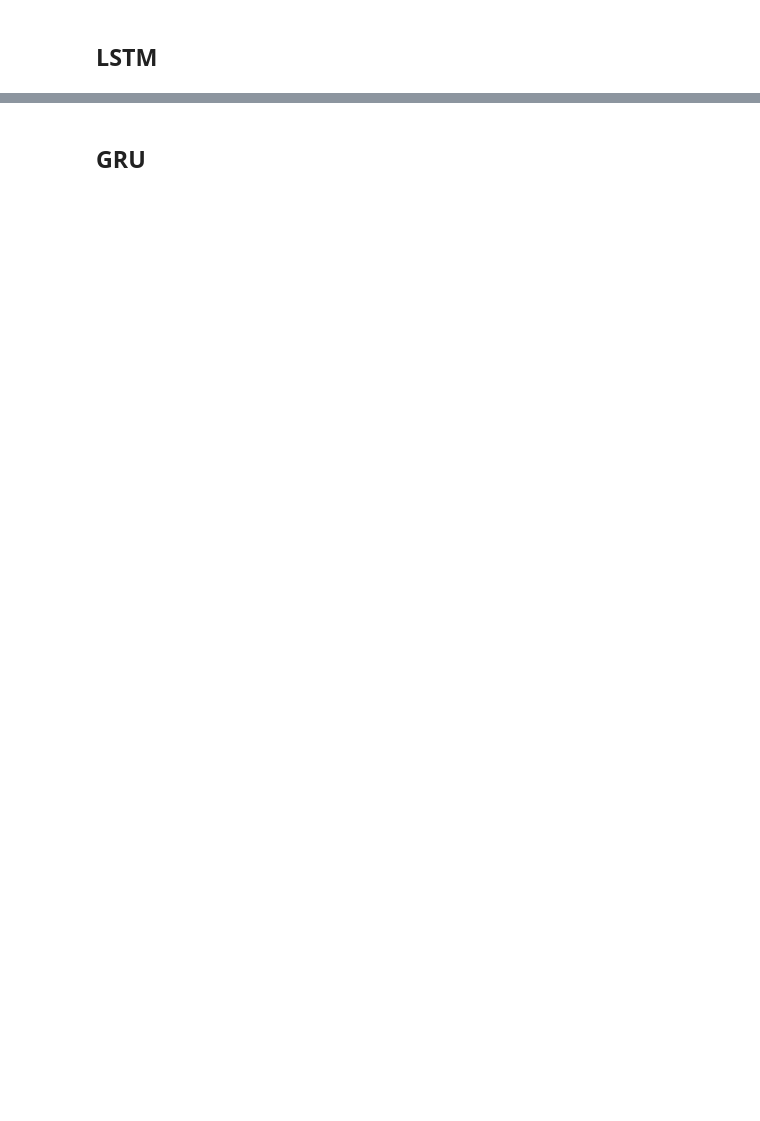
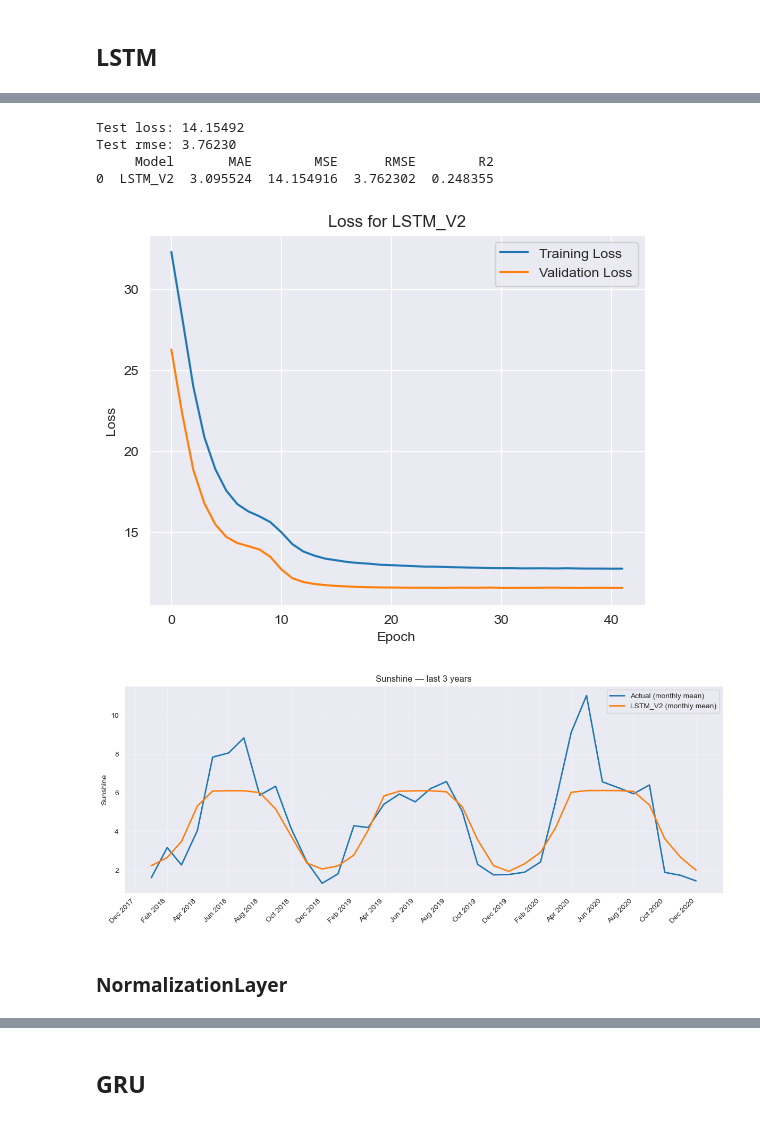
Before and after one commit to markoandjel/MachineLearning, a Jupyter notebook: Projekat III/Marko/projekat3.3MarkoLatest.ipynb, the cells around one changed output, grey strips where cells are left out. Drawn from its saved outputs; the diff is of its cells as text; code cells hidden in the pictures; blank space fills up the shorter version.

```diff
--- a/Projekat III/Marko/projekat3.3MarkoLatest.ipynb
+++ b/Projekat III/Marko/projekat3.3MarkoLatest.ipynb
@@ -398,8 +397,8 @@ scaller = MinMaxScaler()
 df["day_of_year"] = df.index.dayofyear
 df["sin_doy"] = np.sin(2 * np.pi * df["day_of_year"] / 365.25)
 df["cos_doy"] = np.cos(2 * np.pi * df["day_of_year"] / 365.25)
-features = scaller.fit_transform(df.drop(columns=['sunshine']))
-features = pd.DataFrame(features, columns=df.drop(columns=['sunshine']).columns)
+features = scaller.fit_transform(df.drop(columns=['sunshine','day_of_year']))
+features = pd.DataFrame(features, columns=df.drop(columns=['sunshine','day_of_year']).columns)
 
 target = df['sunshine']
 features.index=df.index
@@ -552,0 +574,32 @@ Model      MAE      MSE     RMSE       R2
+# %%
+F = X.shape[-1]
+model_lstm_v2 = keras.Sequential(
+    [
+        keras.layers.Input(shape=(LOOKBACK, F)),
+        keras.layers.LSTM(32, return_sequences=True),
+        keras.layers.Dropout(0.2),
+        keras.layers.LSTM(16, return_sequences=False),
+        keras.layers.Dense(1),
+    ]
+)
+
+model_lstm_v2.compile(
+    optimizer=keras.optimizers.Adam(learning_rate=1e-4),
+    loss=tf.losses.MeanSquaredError(),
+    metrics=[tf.metrics.RootMeanSquaredError()],
+)
+
+model_lstm_v2.summary()
+
+history = model_lstm_v2.fit(
+    train_ds,
+    validation_data=val_ds,
+    epochs=100,
+    callbacks=[
+        keras.callbacks.EarlyStopping(patience=10, restore_best_weights=True),
+        keras.callbacks.ReduceLROnPlateau(
+            monitor="val_loss", factor=0.5, patience=4, min_lr=1e-5
+        ),
+    ],
+    verbose=2,
+)
@@ -552,0 +624,11 @@ Model      MAE      MSE     RMSE       R2
+# %%
+y_pred_lstm_v2, metrics_lstm_v2 = evaluate_model(model_to_eval=model_lstm_v2,test_ds_to_eval=test_ds,x_test=X_test,model_version="LSTM_V2")
+# %% [output]
+Test loss: 14.15492
+Test rmse: 3.76230
+     Model       MAE        MSE      RMSE        R2
+0  LSTM_V2  3.095524  14.154916  3.762302  0.248355
+[figure, added]
+[figure, added]
+# %% [markdown]
+### NormalizationLayer
```
Also changed, not shown: parts of 59 cells of this notebook.
